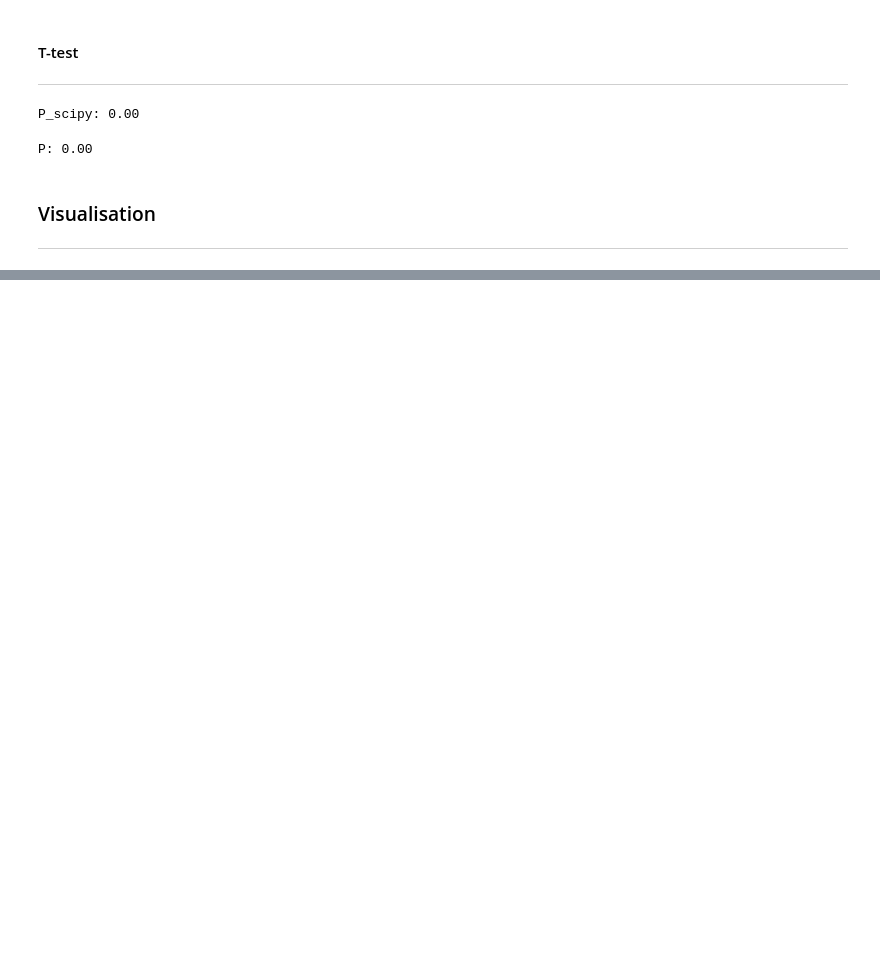
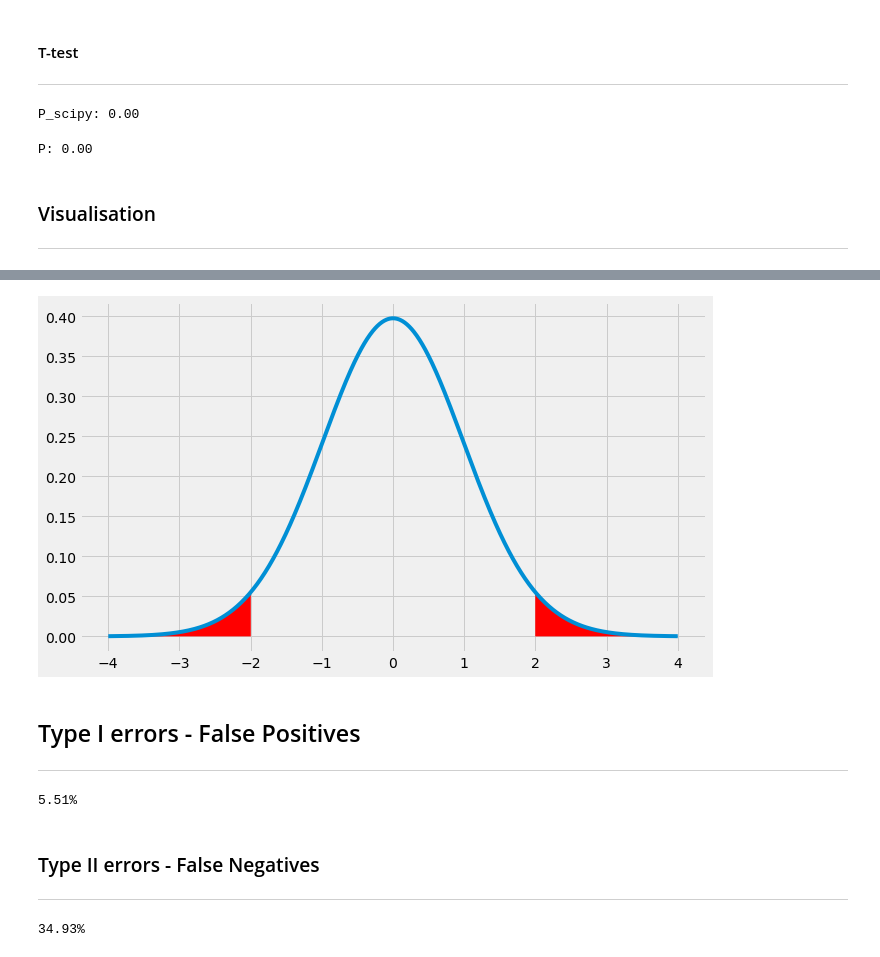
Before and after one commit to bexiturley/Machine-Learning-And-Statistics, a Jupyter notebook: Week4/ttest.ipynb, the cells around one changed output, grey strips where cells are left out. Saved outputs shown, nothing was run; the diff lists cells and outputs as text; code cells hidden in the pictures; blank space fills up the shorter version.

```diff
--- a/Week4/ttest.ipynb
+++ b/Week4/ttest.ipynb
@@ -81,0 +84,58 @@ plt.show()
+# %%
+
+x_t = np.linspace(-4.0, 4.0, 1000)
+t = ss.t.pdf(x_t, d)
+tf = pd.DataFrame({'x': x_t, 't': t})
+
+tcrit = abs(ss.t.ppf(0.025, d))
+one = tf[tf['x'] >= tcrit]
+two = tf[tf['x'] <= -tcrit]
+
+fig, ax = plt.subplots(figsize=(10,6))
+
+ax.plot(x_t, t)
+ax.fill_between(one['x'], one['t'], 0, facecolor="red")
+ax.fill_between(two['x'], two['t'], 0, facecolor="red")
+
+plt.show()
+# %% [output]
+[figure, added]
+# %% [markdown]
+## Type I errors - False Positives
+***
+# %%
+
+trials = 10000
+N = 1000
+m_a, m_b, s = 2.0, 2.0, 0.3
+rejects = 0
+
+for i in range(trials):
+    a = np.random.normal(loc=m_a, scale=s, size=N)
+    b = np.random.normal(loc=m_b, scale=s, size=N)
+    if ss.ttest_ind(a, b)[1] <= 0.05:
+        rejects = rejects + 1
+
+typei = 100.0 * (rejects / trials)
+print(f"{typei:0.2f}%")
+# %% [output]
+5.51%
+# %% [markdown]
+### Type II errors - False Negatives
+***
+# %%
+trials = 10000
+N = 100
+m_a, m_b, s = 2.0, 2.1, 0.3
+dont = 0
+
+for i in range(trials):
+    a = np.random.normal(loc=m_a, scale=s, size=N)
+    b = np.random.normal(loc=m_b, scale=s, size=N)
+    if ss.ttest_ind(a, b)[1] > 0.05:
+        dont = dont + 1
+
+typeii = 100.0 * (dont / trials)
+print(f"{typeii:0.2f}%")
+# %% [output]
+34.93%
```
Also changed, not shown: parts of 11 cells of this notebook.
